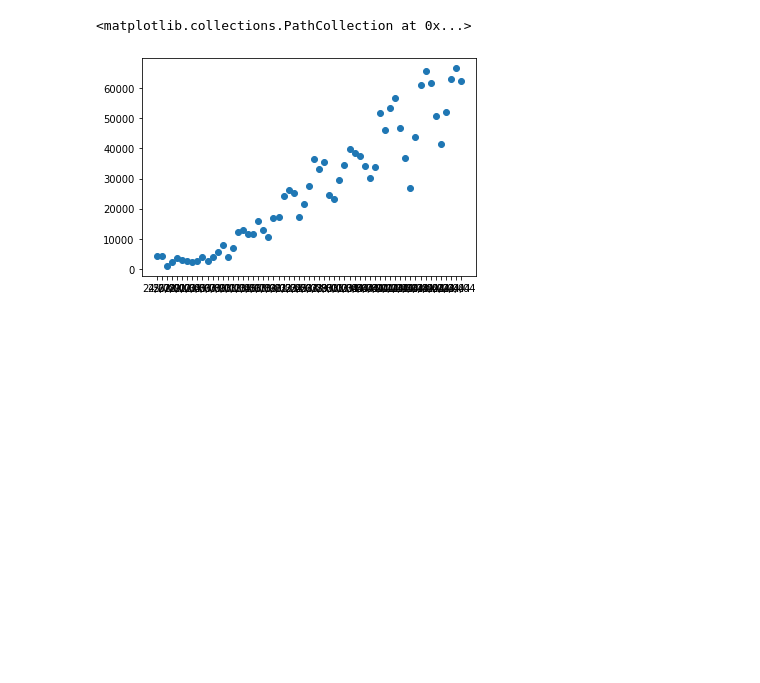
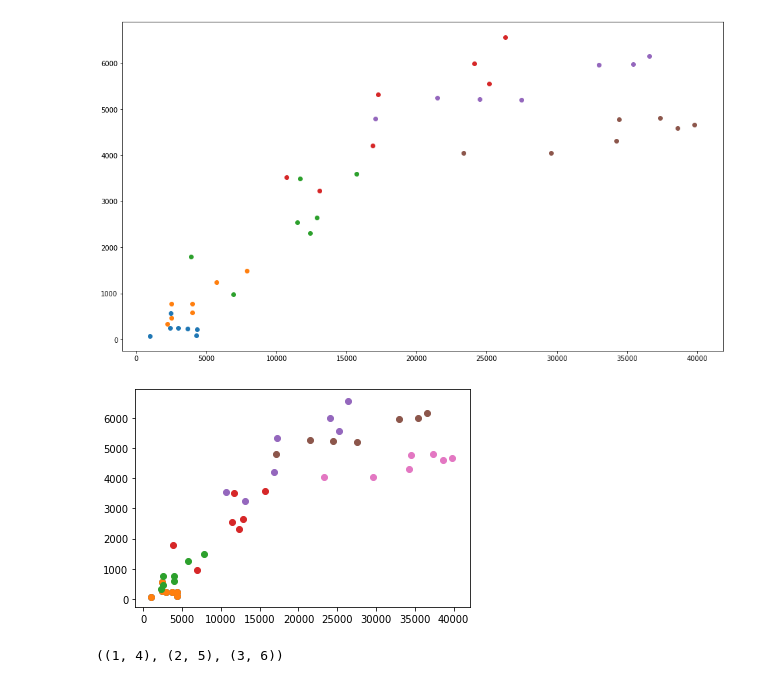
Before and after one commit to FReina/COVID-19, a Jupyter notebook: drawing board.ipynb, the cells around one changed output. Drawn from its saved outputs; the diff is of its cells as text; code cells hidden in the pictures; blank space fills up the shorter version.

```diff
--- a/drawing board.ipynb
+++ b/drawing board.ipynb
@@ -3,4 +1,6 @@ import frcovid19 as fr
 # %%
-#content_dict = fr.data_loader_v1('./dati-regioni/dpc-covid19-ita-regioni.csv')
+import frcovid19 as fr
 
 b = fr.data_loader_nazionali('./dati-andamento-nazionale/dpc-covid19-ita-andamento-nazionale.csv')
+
+vediamo = fr.DatiCOVID(b)
@@ -36,2 +6,0 @@ class DatiNazionali():
-# %%
-vediamo = DatiNazionali(b)
@@ -41,0 +7,2 @@ print(vediamo.tamponi_giornalieri)
+# %%
+settimanali = vediamo.dati_settimanali()
@@ -41,0 +21,17 @@ print(vediamo.tamponi_giornalieri)
+# %%
+import matplotlib.pyplot as plt
+plt.figure(figsize = (16,9))
+for i in range(1,7):
+    plt.scatter([int(y) for (x,y) in zip(settimanali[0],settimanali[1]) if x==('Settimana ' +str(i))],[int(y) for (x,y) in zip(settimanali[0],settimanali[2]) if x=='Settimana ' + str(i)])
+plt.show()
+
+
+#masso = [int(y) for (x,y) in zip(settimanali[0],settimanali[1]) if x=='Settimana 1']
+#masso2 = [int(y) for (x,y) in zip(settimanali[0],settimanali[2]) if x=='Settimana 1']
+
+plt.scatter(masso,masso2)
+for i in range(1,7):
+    plt.scatter([int(y) for (x,y) in zip(settimanali[0],settimanali[1]) if x==('Settimana ' +str(i))],[int(y) for (x,y) in zip(settimanali[0],settimanali[2]) if x=='Settimana ' + str(i)])
+# %% [output]
+[figure, added]
+[figure, added]
@@ -42,10 +43,11 @@ print(vediamo.tamponi_giornalieri)
+# %%
+print(tuple(zip(a,b)))
+# %% [output]
+((1, 4), (2, 5), (3, 6))
 # %%
 import matplotlib.pyplot as plt
 
 plt.scatter(vediamo.data,vediamo.tamponi_giornalieri)
-# %% [output]
-<matplotlib.collections.PathCollection at 0x...>
-[figure, removed]
 # %%
 a,b = fr.data_loader_generic('./dati-andamento-nazionale/dpc-covid19-ita-andamento-nazionale.csv')
 # %%
```
Also changed, not shown: parts of 12 cells of this notebook, 2 other files.
